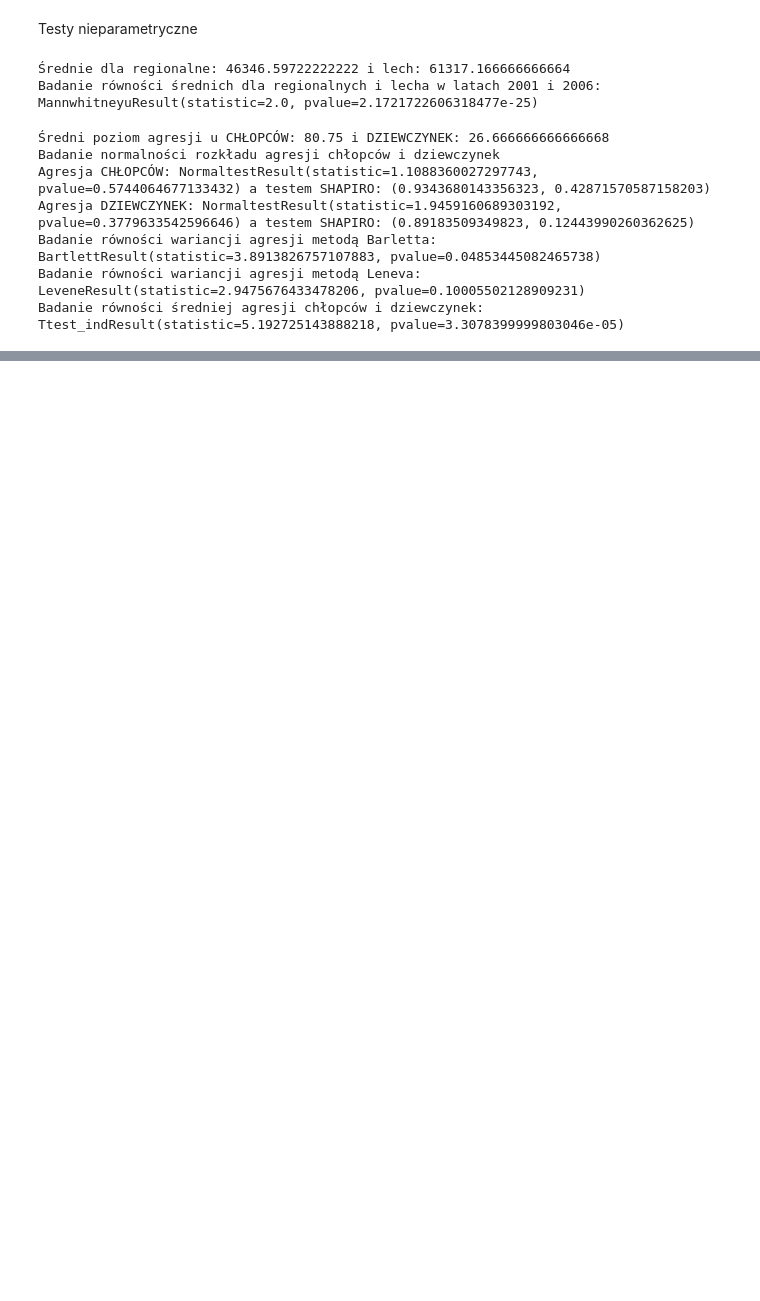
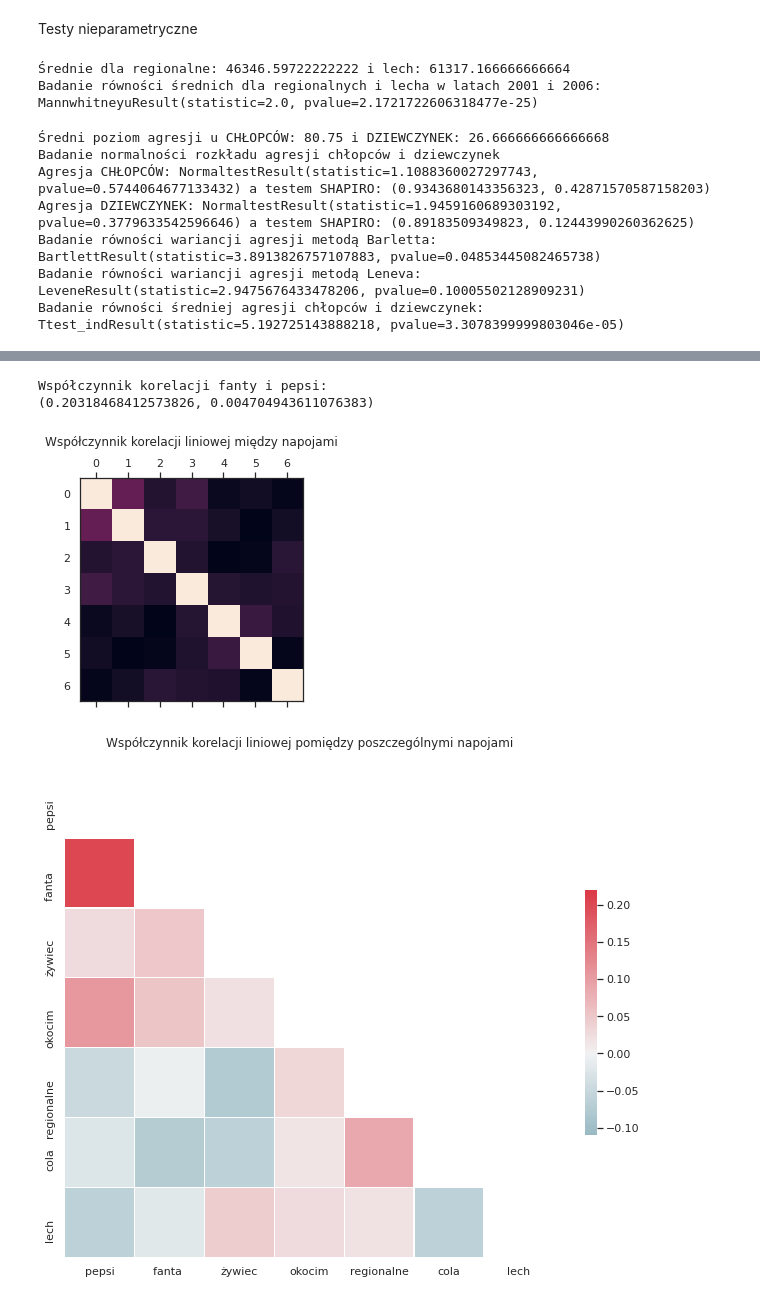
Before and after one commit to Zedbog/First_repository, a Jupyter notebook: Zadania_statystyka_i_prawdopodobieństwo.ipynb, the cells around one changed output, grey strips where cells are left out. Cells and saved outputs as stored; diff of their text form; code cells hidden in the pictures; blank space fills up the shorter version.

```diff
--- a/Zadania_statystyka_i_prawdopodobieństwo.ipynb
+++ b/Zadania_statystyka_i_prawdopodobieństwo.ipynb
@@ -341,0 +402,25 @@ Ttest_indResult(statistic=5.192725143888218, pvalue=3.3078399999803046e-05)
+# %%
+"""task 2"""
+
+napoje_data = pd.read_csv('/content/drive/My Drive/Statystyka_i_prawdopodobieństwo/zalaczniki_do_zadan_ pliki_csv/napoje.csv', delimiter=';')
+napoje = napoje_data.iloc[0:, 2:]
+corelation_matrix_napoje = napoje.corr()
+sns.set(style="white")
+plt.matshow(corelation_matrix_napoje)
+plt.title('Współczynnik korelacji liniowej między napojami\n')
+# Generate a mask for the upper triangle
+mask = np.zeros_like(corelation_matrix_napoje, dtype=np.bool)
+mask[np.triu_indices_from((mask))] = True
+# Set up the matplotlib figure
+f, ax = plt.subplots(figsize=(11, 9))
+# Generate a custom diverging colormap
+cmap = sns.diverging_palette(220, 10, as_cmap=True)
+# Draw the heatmap with the mask and correct aspect ratio
+sns.heatmap(corelation_matrix_napoje, mask=mask, cmap=cmap, vmin=-0.11, vmax=0.22, center=0, square=True, linewidth=.5, cbar_kws={"shrink": .5})
+plt.title('Współczynnik korelacji liniowej pomiędzy poszczególnymi napojami\n')
+print(f"Współczynnik korelacji fanty i pepsi:\n{scs.pearsonr(napoje['fanta '], napoje['pepsi'])}")
+# %% [output]
+Współczynnik korelacji fanty i pepsi:
+(0.20318468412573826, 0.004704943611076383)
+[figure, added]
+[figure, added]
```
Also changed, not shown: parts of 8 cells of this notebook.
